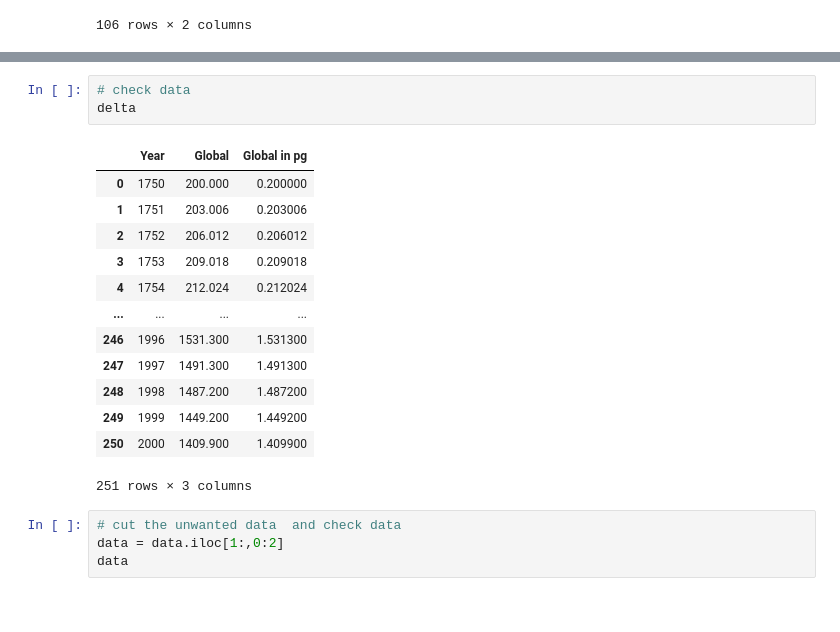
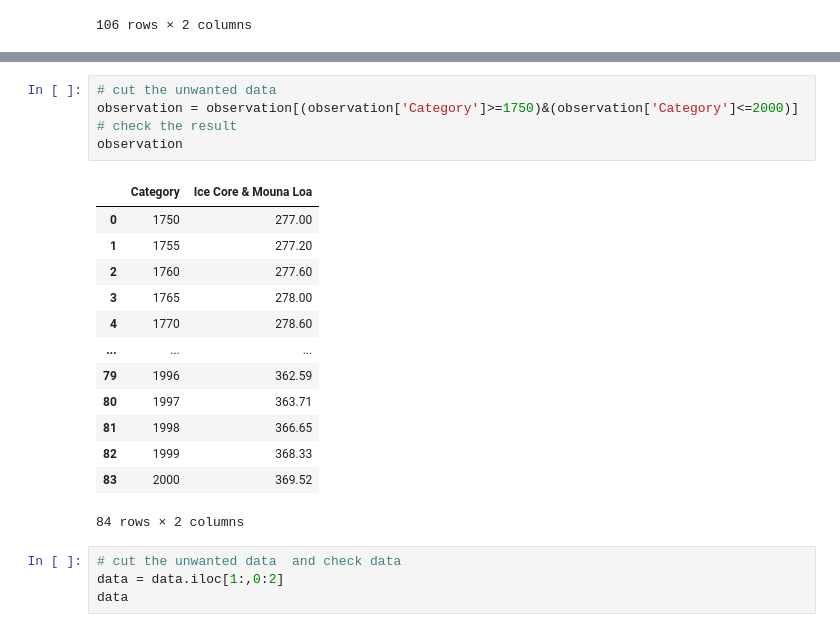
Before and after one commit to rico12312/ESE5023_Assignments_12332293, a Jupyter notebook: PS/PS5/PS5.ipynb, the cells around one changed output, grey strips where cells are left out. Drawn from its saved outputs; the diff is of its cells as text.

```diff
--- a/PS/PS5/PS5.ipynb
+++ b/PS/PS5/PS5.ipynb
@@ -353,20 +370,22 @@ observation
 # %%
-# check data
-delta
+# cut the unwanted data
+observation = observation[(observation['Category']>=1750)&(observation['Category']<=2000)]
+# check the result
+observation
 # %% [output]
-|  | Year | Global | Global in pg |
-| 0 | 1750 | 200.000 | 0.200000 |
-| 1 | 1751 | 203.006 | 0.203006 |
-| 2 | 1752 | 206.012 | 0.206012 |
-| 3 | 1753 | 209.018 | 0.209018 |
-| 4 | 1754 | 212.024 | 0.212024 |
-| ... | ... | ... | ... |
-| 246 | 1996 | 1531.300 | 1.531300 |
-| 247 | 1997 | 1491.300 | 1.491300 |
-| 248 | 1998 | 1487.200 | 1.487200 |
-| 249 | 1999 | 1449.200 | 1.449200 |
-| 250 | 2000 | 1409.900 | 1.409900 |
+|  | Category | Ice Core & Mouna Loa |
+| 0 | 1750 | 277.00 |
+| 1 | 1755 | 277.20 |
+| 2 | 1760 | 277.60 |
+| 3 | 1765 | 278.00 |
+| 4 | 1770 | 278.60 |
+| ... | ... | ... |
+| 79 | 1996 | 362.59 |
+| 80 | 1997 | 363.71 |
+| 81 | 1998 | 366.65 |
+| 82 | 1999 | 368.33 |
+| 83 | 2000 | 369.52 |
-251 rows × 3 columns
+84 rows × 2 columns
 # %%
 # cut the unwanted data  and check data
 data = data.iloc[1:,0:2]
```
Also changed, not shown: parts of 9 cells of this notebook.
